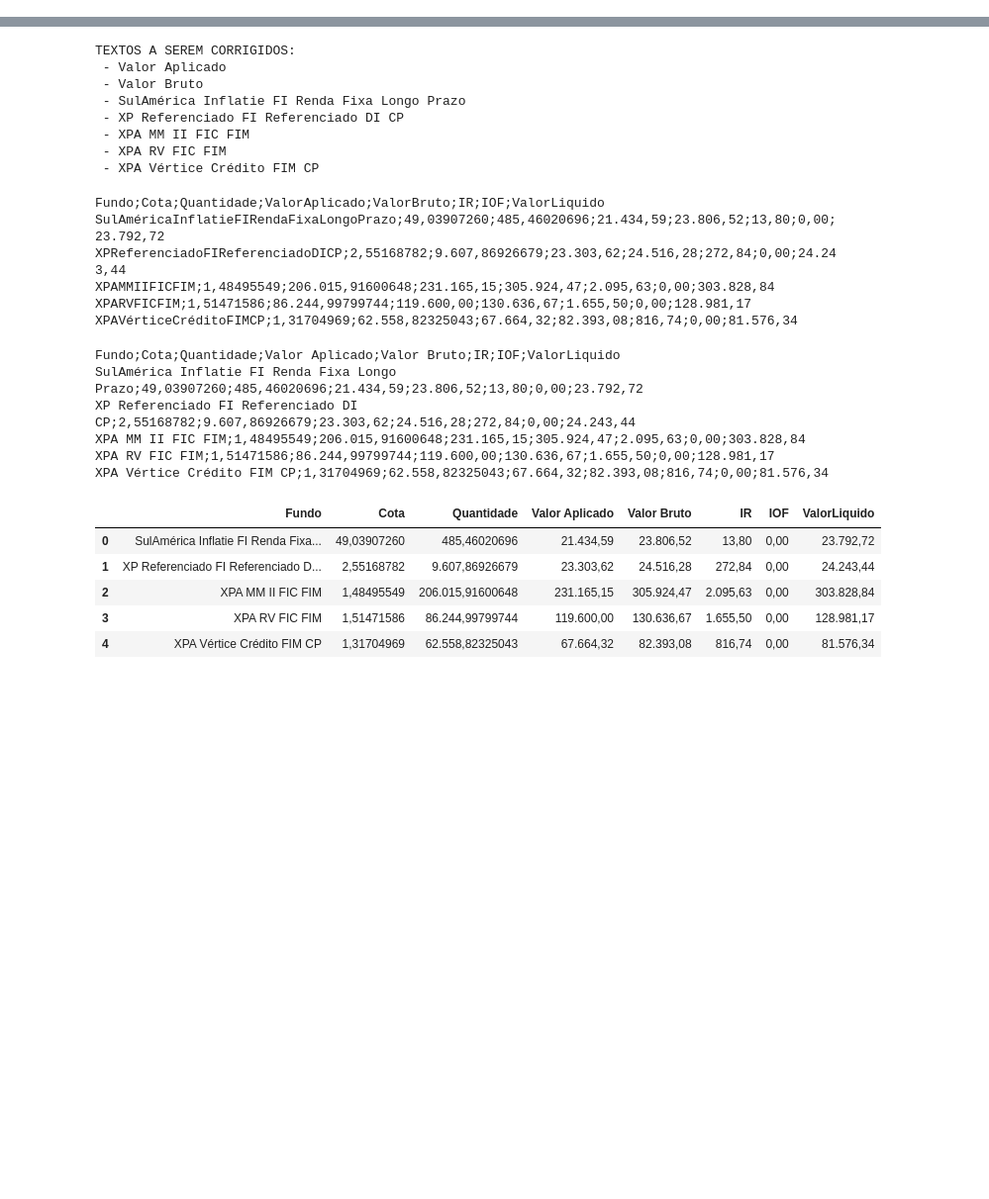
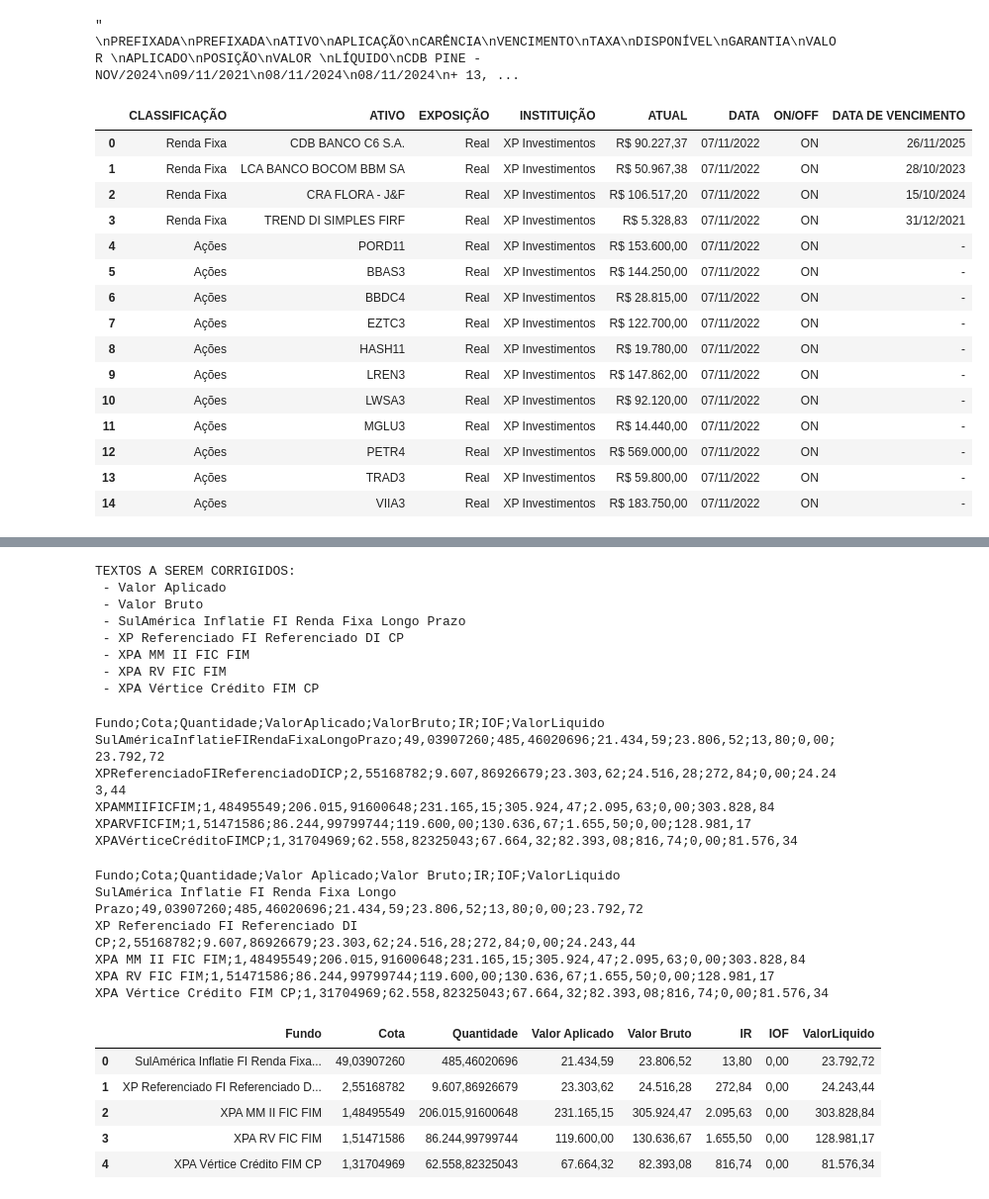
Before and after one commit to HpDiniz/Leitor-de-PDF, a Jupyter notebook: PDF_Extractor.ipynb, the cells around one changed output, grey strips where cells are left out. Shown at 99% size. Saved outputs shown, nothing was run; the diff lists cells and outputs as text; code cells hidden in the pictures; blank space fills up the shorter version.

Commit message:
Teste antes de alterar regex pelo \d com +

```diff
--- a/PDF_Extractor.ipynb
+++ b/PDF_Extractor.ipynb
@@ -164,9 +164,9 @@ def obtem_classificacao(ativo):
             "FIC FIA","FIA","FI Ações", "FI Açoes"
         ],
         "Renda Fixa": [
-            "Renda Fixa","RF","CDB","LC","LCA","LCI","CRA","CRI","Deb","Debenture",
-            "Debênture","Tesouro","Pré","Pós","Pre","Pos","IPCA","IPCA+","LTN","NTN",
-            "NTN-B","NTNB","DI","REF DI","CP","Credito Privado","Crédito Privado",
+            "Renda Fixa","RF","CDB","LC","LF","LFSN","LFSC","LCA","LCI","CRA","CRI","Deb",
+            "Debenture","Debênture","Tesouro","Pré","Pós","Pre","Pos","IPCA","IPCA+","LTN",
+            "NTN","NTN-B","NTNB","DI","REF DI","CP","Credito Privado","Crédito Privado",
             "LP","Longo Prazo","Previdencia","Previdência","Prev","VGBL","PGBL"
         ],
         "Multimercado": [
@@ -303,0 +232,72 @@ for res in result_2:
+# %%
+text_pypdf
+# %% [output]
+" \nPREFIXADA\nPREFIXADA\nATIVO\nAPLICAÇÃO\nCARÊNCIA\nVENCIMENTO\nTAXA\nDISPONÍVEL\nGARANTIA\nVALOR \nAPLICADO\nPOSIÇÃO\nVALOR \nLÍQUIDO\nCDB PINE - NOV/2024\n09/11/2021\n08/11/2024\n08/11/2024\n+ 13, ...
+# %%
+# Cria o dataFrame resultante
+df_result = create_new_df()
+
+# Regex para obter a data de emissão
+regex_0 = "(?<=Data da Consulta: )\d{2}\/\d{2}\/\d{4}"
+data_emissao = re.search(regex_0, text_pypdf, flags=(re.IGNORECASE)).group(0)
+
+regex_1 = r'(?<=\n)(.+?)[\n ]*-[\n ]*[A-Z]{3}\/\d{4}[\n ]*\d{2}\/\d{2}\/\d{4}[\n ]*\d{2}\/\d{2}\/\d{4}[\n ]*(\d{2}\/\d{2}\/\d{4})[\n ]*[A-Z\-]*[\n ]*[\+\-][\n ]*[\d,.]+%[\n ]*\d+[\n ]*\d+[\n ]*R\$[\n ]*[\d,.]+[.,]\d{2}[\n ]*(R\$[\n ]*[\d,.]+[.,]\d{2})[\n ]*R\$[\n ]*[\d,.]+[.,]\d{2}'
+result_1 = re.findall(regex_1, text_pypdf, flags=(re.IGNORECASE | re.MULTILINE))
+
+regex_2 = r'(?<=\n)(.+?)[\n ]*(\d{2}\/\d{2}\/\d{4})[\n ]*[\d,.]+[\n ]*[\d,.]+[\n ]*R\$[\n ]*[\d,.]+[\n ]*(R\$[\n ]*[\d,.]+)[\n ]*R\$[\n ]*[\d,.]+'
+result_2 = re.findall(regex_2, text_pypdf, flags=(re.IGNORECASE | re.MULTILINE))
+
+# Regex para obter todas as linhas que possuírem pelo menos uma letra e um espaço
+# regex_3 = r'([A-Z]{4}(3|4|5|6|11|32|33|34|35))[\n ]*\d+[\n ]*\d+[\n ]*\d+[\n ]*\d+[\n ]*\d+[\n ]*R\$[\n ]*[\d,.]+[.,]\d{2}[\n ]*(R\$[\n ]*[\d,.]+[.,]\d{2})'
+# result_3 = re.findall(regex_3, text_pypdf, flags=(re.IGNORECASE | re.DOTALL | re.MULTILINE))
+
+# Regex para obter todas as linhas que possuírem pelo menos uma letra e um espaço
+regex_4 = r'([A-Z]{4}(3|4|5|6|11|32|33|34|35))[\n ]*\d+[\n ]*\d+[\n ]*\d+[\n ]*\d+[\n ]*\d+[\n ]*\d+[\n ]*\d+[\n ]*R\$[\n ]*[\d,.]+[.,]\d{2}[\n ]*(R\$[\n ]*[\d,.]+[.,]\d{2})'
+result_4 = re.findall(regex_4, text_pypdf, flags=(re.IGNORECASE | re.DOTALL | re.MULTILINE))
+
+# Preenche o consolidado final
+for res in (result_1 + result_2 + result_4):
+
+    # Faça atribuições
+    ativo = res[0]
+    data_vencimento = res[1]
+    valor_bruto = res[2]
+
+    # Se for encontrada alguma data no nome do ativo, algum registro inválido foi coletado
+    if re.search(r'\d{2}\/\d{2}\/\d{4}', ativo):
+        continue
+
+    # Caso a data de vencimento encontrada, não seja uma data, altere seu valor para "-"
+    if not re.search(r'\d{2}\/\d{2}\/\d{4}', data_vencimento):
+        data_vencimento = "-"
+
+    # Adiciona os novos valores ao DataFrame
+    df_result = df_result.append({
+        'CLASSIFICAÇÃO': obtem_classificacao(res[0]),
+        'ATIVO': ativo,
+        'EXPOSIÇÃO': "Real",
+        'INSTITUIÇÃO': "XP Investimentos",
+        'ATUAL': valor_bruto,
+        'DATA': data_emissao,
+        'ON/OFF': "ON",
+        'DATA DE VENCIMENTO': data_vencimento
+    }, ignore_index=True)
+
+df_result
+# %% [output]
+|  | CLASSIFICAÇÃO | ATIVO | EXPOSIÇÃO | INSTITUIÇÃO | ATUAL | DATA | ON/OFF | DATA DE VENCIMENTO |
+| 0 | Renda Fixa | CDB BANCO C6 S.A. | Real | XP Investimentos | R$ 90.227,37 | 07/11/2022 | ON | 26/11/2025 |
+| 1 | Renda Fixa | LCA BANCO BOCOM BBM SA | Real | XP Investimentos | R$ 50.967,38 | 07/11/2022 | ON | 28/10/2023 |
+| 2 | Renda Fixa | CRA FLORA - J&F | Real | XP Investimentos | R$ 106.517,20 | 07/11/2022 | ON | 15/10/2024 |
+| 3 | Renda Fixa | TREND DI SIMPLES FIRF | Real | XP Investimentos | R$ 5.328,83 | 07/11/2022 | ON | 31/12/2021 |
+| 4 | Ações | PORD11 | Real | XP Investimentos | R$ 153.600,00 | 07/11/2022 | ON | - |
+| 5 | Ações | BBAS3 | Real | XP Investimentos | R$ 144.250,00 | 07/11/2022 | ON | - |
+| 6 | Ações | BBDC4 | Real | XP Investimentos | R$ 28.815,00 | 07/11/2022 | ON | - |
+| 7 | Ações | EZTC3 | Real | XP Investimentos | R$ 122.700,00 | 07/11/2022 | ON | - |
+| 8 | Ações | HASH11 | Real | XP Investimentos | R$ 19.780,00 | 07/11/2022 | ON | - |
+| 9 | Ações | LREN3 | Real | XP Investimentos | R$ 147.862,00 | 07/11/2022 | ON | - |
+| 10 | Ações | LWSA3 | Real | XP Investimentos | R$ 92.120,00 | 07/11/2022 | ON | - |
+| 11 | Ações | MGLU3 | Real | XP Investimentos | R$ 14.440,00 | 07/11/2022 | ON | - |
+| 12 | Ações | PETR4 | Real | XP Investimentos | R$ 569.000,00 | 07/11/2022 | ON | - |
+| 13 | Ações | TRAD3 | Real | XP Investimentos | R$ 59.800,00 | 07/11/2022 | ON | - |
+| 14 | Ações | VIIA3 | Real | XP Investimentos | R$ 183.750,00 | 07/11/2022 | ON | - |
```
Also changed, not shown: parts of 5 cells of this notebook.
